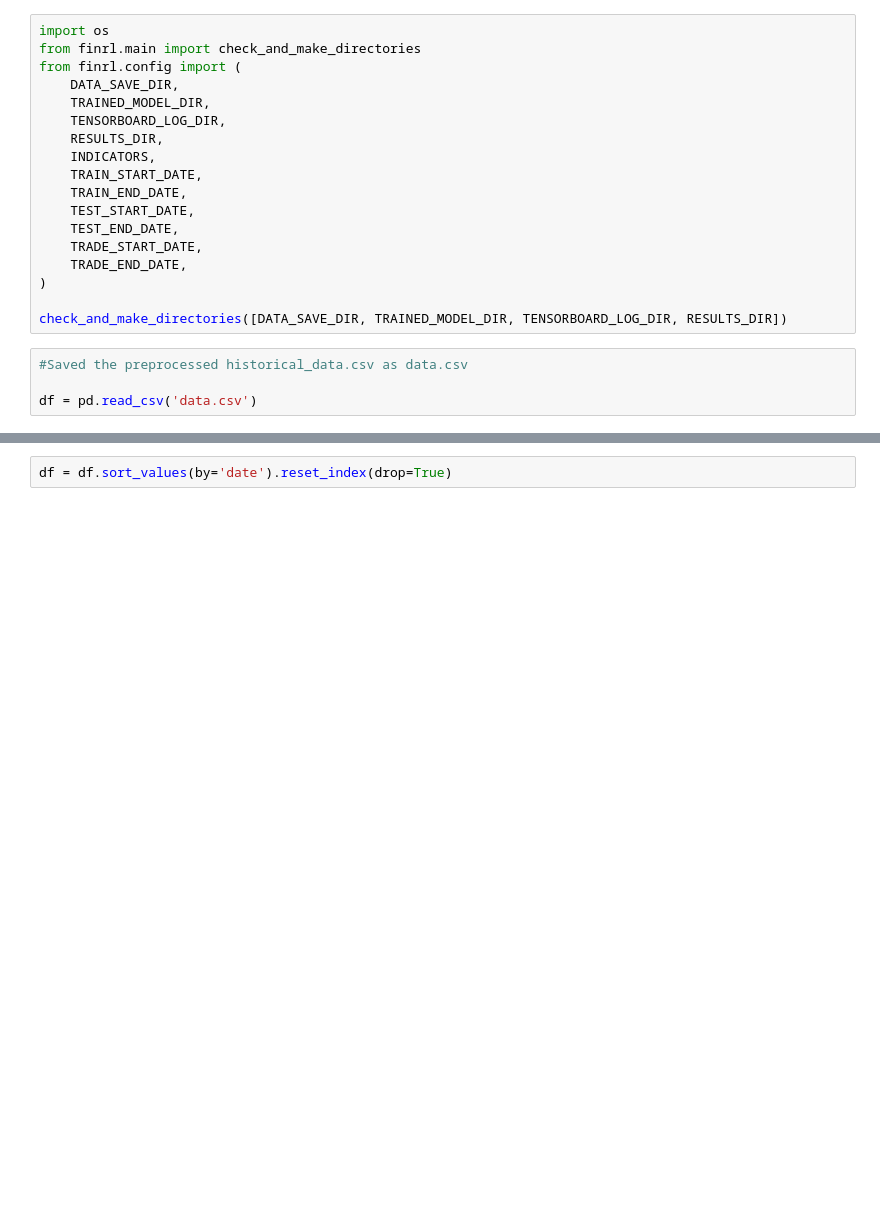
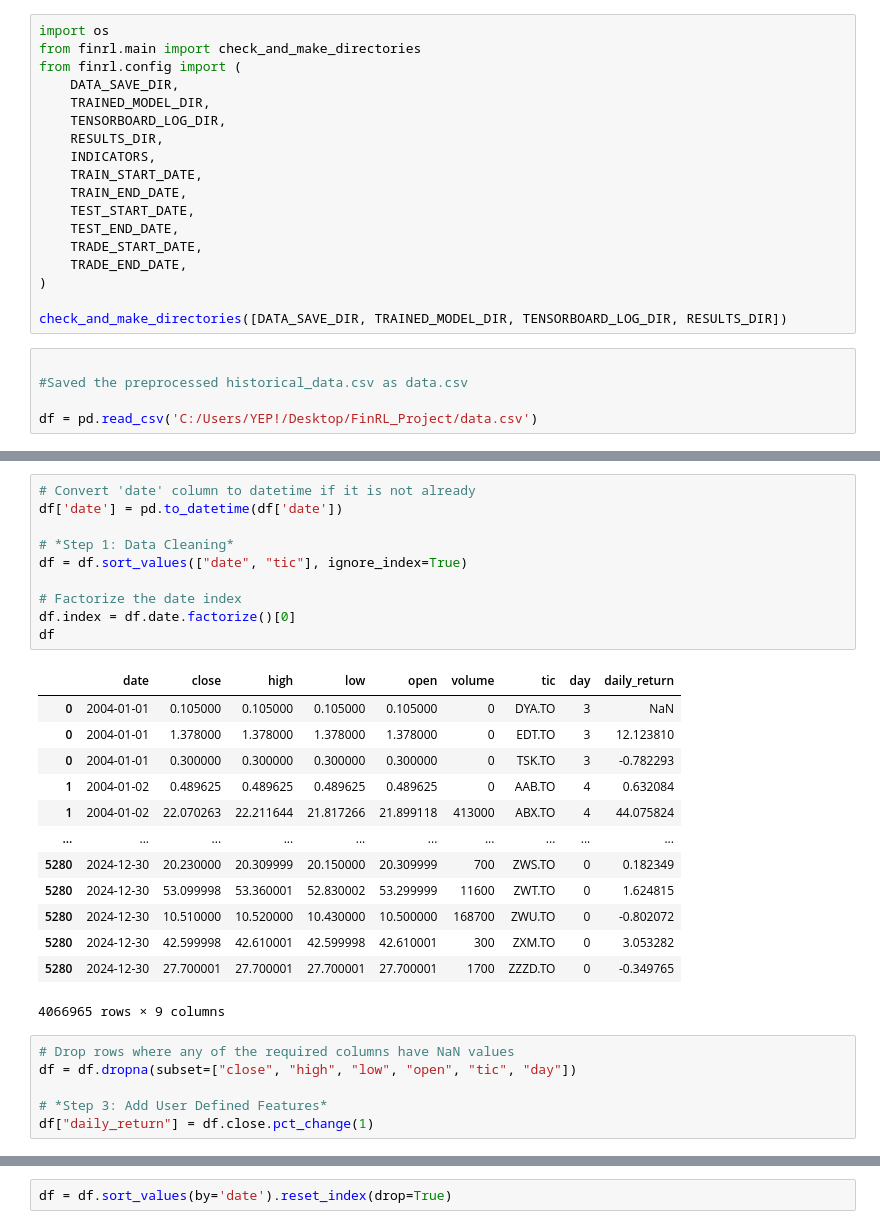
Before and after one commit to LCM-W25-3035/PortfolioAllocationRL, a Jupyter notebook: src/DRL_SAC_IMPLEMENTATION.ipynb, the cells around one changed output, grey strips where cells are left out. Cells and saved outputs as stored; diff of their text form; blank space fills up the shorter version.

```diff
--- a/src/DRL_SAC_IMPLEMENTATION.ipynb
+++ b/src/DRL_SAC_IMPLEMENTATION.ipynb
@@ -69,6 +111,7 @@ from finrl.config import (
 
 check_and_make_directories([DATA_SAVE_DIR, TRAINED_MODEL_DIR, TENSORBOARD_LOG_DIR, RESULTS_DIR])
 # %%
+
 #Saved the preprocessed historical_data.csv as data.csv
 
-df = pd.read_csv('data.csv')
+df = pd.read_csv('C:/Users/YEP!/Desktop/FinRL_Project/data.csv')
@@ -92,0 +150,30 @@ Successfully added turbulence index
+# %%
+# Convert 'date' column to datetime if it is not already
+df['date'] = pd.to_datetime(df['date'])
+
+# *Step 1: Data Cleaning*
+df = df.sort_values(["date", "tic"], ignore_index=True)
+
+# Factorize the date index
+df.index = df.date.factorize()[0]
+df
+# %% [output]
+|  | date | close | high | low | open | volume | tic | day | daily_return |
+| 0 | 2004-01-01 | 0.105000 | 0.105000 | 0.105000 | 0.105000 | 0 | DYA.TO | 3 | NaN |
+| 0 | 2004-01-01 | 1.378000 | 1.378000 | 1.378000 | 1.378000 | 0 | EDT.TO | 3 | 12.123810 |
+| 0 | 2004-01-01 | 0.300000 | 0.300000 | 0.300000 | 0.300000 | 0 | TSK.TO | 3 | -0.782293 |
+| 1 | 2004-01-02 | 0.489625 | 0.489625 | 0.489625 | 0.489625 | 0 | AAB.TO | 4 | 0.632084 |
+| 1 | 2004-01-02 | 22.070263 | 22.211644 | 21.817266 | 21.899118 | 413000 | ABX.TO | 4 | 44.075824 |
+| ... | ... | ... | ... | ... | ... | ... | ... | ... | ... |
+| 5280 | 2024-12-30 | 20.230000 | 20.309999 | 20.150000 | 20.309999 | 700 | ZWS.TO | 0 | 0.182349 |
+| 5280 | 2024-12-30 | 53.099998 | 53.360001 | 52.830002 | 53.299999 | 11600 | ZWT.TO | 0 | 1.624815 |
+| 5280 | 2024-12-30 | 10.510000 | 10.520000 | 10.430000 | 10.500000 | 168700 | ZWU.TO | 0 | -0.802072 |
+| 5280 | 2024-12-30 | 42.599998 | 42.610001 | 42.599998 | 42.610001 | 300 | ZXM.TO | 0 | 3.053282 |
+| 5280 | 2024-12-30 | 27.700001 | 27.700001 | 27.700001 | 27.700001 | 1700 | ZZZD.TO | 0 | -0.349765 |
+4066965 rows × 9 columns
+# %%
+# Drop rows where any of the required columns have NaN values
+df = df.dropna(subset=["close", "high", "low", "open", "tic", "day"])
+
+# *Step 3: Add User Defined Features*
+df["daily_return"] = df.close.pct_change(1)
```
Also changed, not shown: parts of 31 cells of this notebook.
